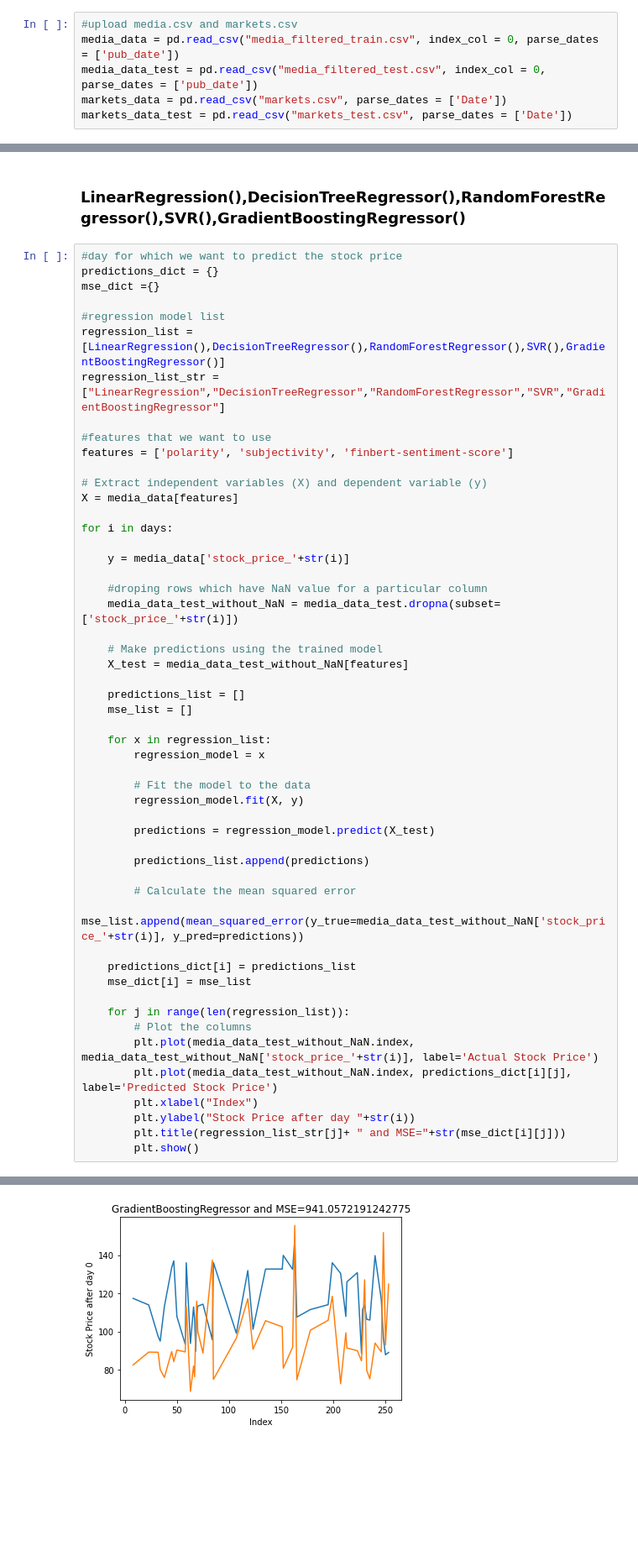
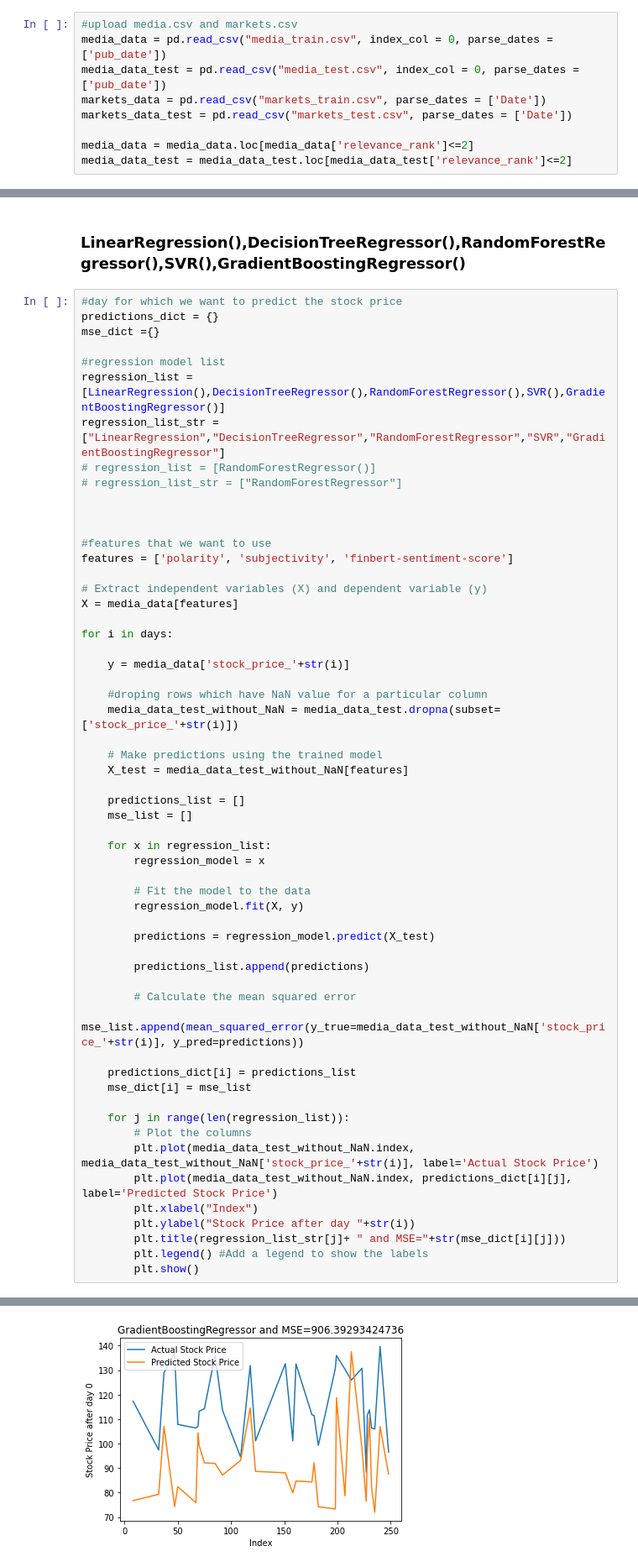
Before and after one commit to zhafen/markets-and-the-media, a Jupyter notebook: exploratory_data_analysis/Sentiment_to_Stock_Prediction_HY.ipynb, the cells around one changed output, grey strips where cells are left out. Shown at 84% size. Cells and saved outputs as stored; diff of their text form; blank space fills up the shorter version.

```diff
--- a/exploratory_data_analysis/Sentiment_to_Stock_Prediction_HY.ipynb
+++ b/exploratory_data_analysis/Sentiment_to_Stock_Prediction_HY.ipynb
@@ -11,10 +11,13 @@ from sklearn.ensemble import GradientBoostingRegressor
 from sklearn.metrics import mean_squared_error
 # %%
 #upload media.csv and markets.csv
-media_data = pd.read_csv("media_filtered_train.csv", index_col = 0, parse_dates = ['pub_date'])
-media_data_test = pd.read_csv("media_filtered_test.csv", index_col = 0, parse_dates = ['pub_date'])
-markets_data = pd.read_csv("markets.csv", parse_dates = ['Date'])
+media_data = pd.read_csv("media_train.csv", index_col = 0, parse_dates = ['pub_date'])
+media_data_test = pd.read_csv("media_test.csv", index_col = 0, parse_dates = ['pub_date'])
+markets_data = pd.read_csv("markets_train.csv", parse_dates = ['Date'])
 markets_data_test = pd.read_csv("markets_test.csv", parse_dates = ['Date'])
+
+media_data = media_data.loc[media_data['relevance_rank']<=2]
+media_data_test = media_data_test.loc[media_data_test['relevance_rank']<=2]
 # %% [markdown]
 ## Adding close stock price for different days after article is published
 # %%
@@ -100,6 +103,10 @@ mse_dict ={}
 #regression model list
 regression_list = [LinearRegression(),DecisionTreeRegressor(),RandomForestRegressor(),SVR(),GradientBoostingRegressor()]
 regression_list_str = ["LinearRegression","DecisionTreeRegressor","RandomForestRegressor","SVR","GradientBoostingRegressor"]
+# regression_list = [RandomForestRegressor()]
+# regression_list_str = ["RandomForestRegressor"]
+
+
 
 #features that we want to use
 features = ['polarity', 'subjectivity', 'finbert-sentiment-score']
@@ -143,5 +150,6 @@ for i in days:
         plt.xlabel("Index")
         plt.ylabel("Stock Price after day "+str(i))
         plt.title(regression_list_str[j]+ " and MSE="+str(mse_dict[i][j]))
+        plt.legend() #Add a legend to show the labels
         plt.show()
 # %% [output]
@@ -152 +160 @@ for i in days:
-[figure, old version]
+[figure, new version]
```
Also changed, not shown: parts of 6 cells of this notebook.
